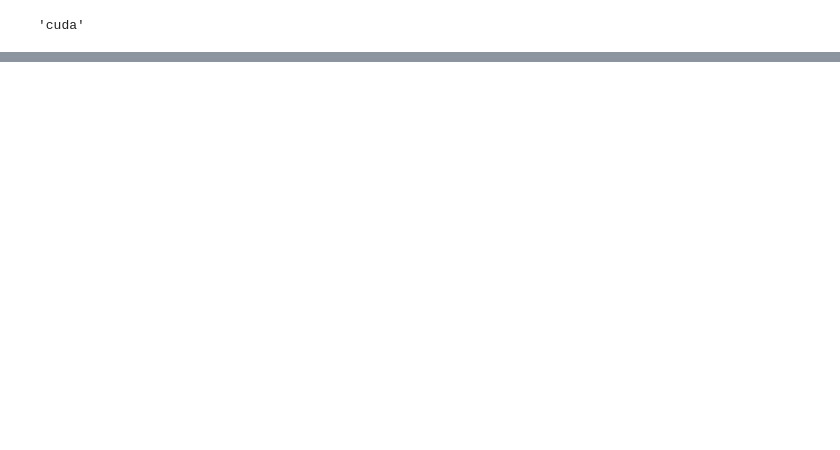
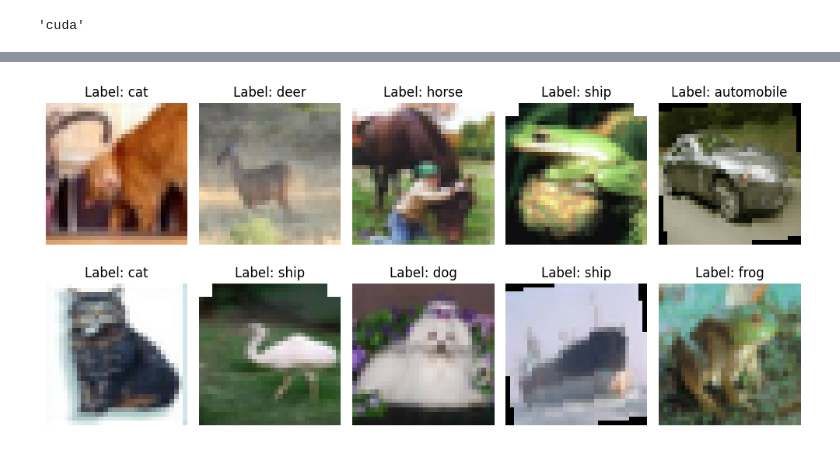
Before and after one commit to mahan16mas/CIFAR_Training, a Jupyter notebook: Training.ipynb, the cells around one changed output, grey strips where cells are left out. Cells and saved outputs as stored; diff of their text form; code cells hidden in the pictures; blank space fills up the shorter version.

```diff
--- a/Training.ipynb
+++ b/Training.ipynb
@@ -246,0 +139,4 @@ Train Loss: 2.2319 Acc: 0.1892
+# %%
+show_first_10_images(backdoor_train_loader, classes)
+# %% [output]
+[figure, added]
```
Also changed, not shown: parts of 19 cells of this notebook.
